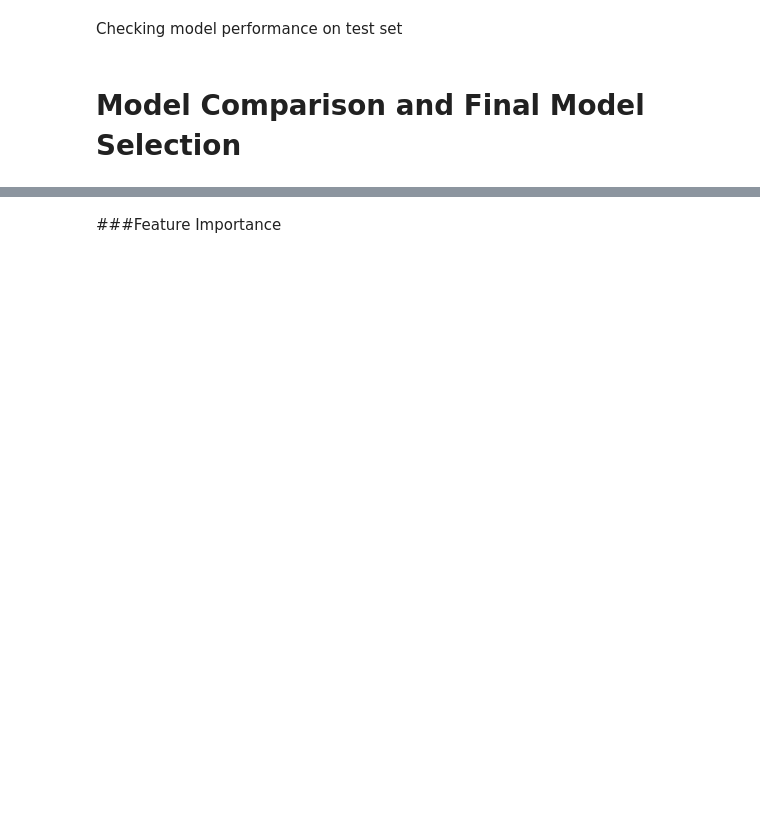
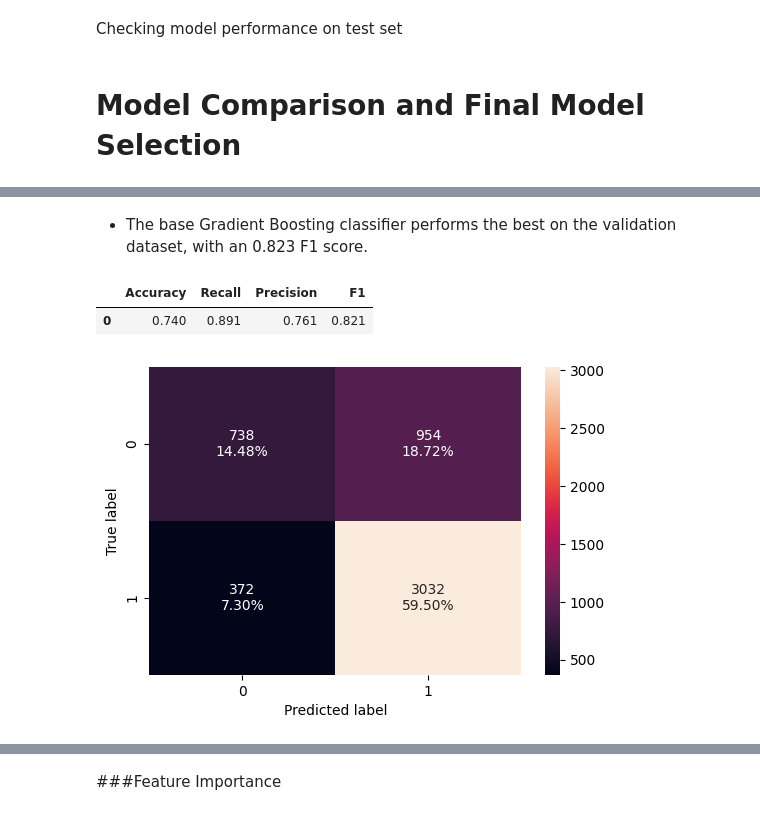
Before and after one commit to uday-d4/UTAI_AdvancedMachineLearningProject, a Jupyter notebook: Project_Full_Code_Notebook_EasyVisa (1).ipynb, the cells around one changed output, grey strips where cells are left out. Cells and saved outputs as stored; diff of their text form; code cells hidden in the pictures; blank space fills up the shorter version.

```diff
--- a/Project_Full_Code_Notebook_EasyVisa (1).ipynb
+++ b/Project_Full_Code_Notebook_EasyVisa (1).ipynb
@@ -1103,8 +1366,14 @@ models_val_comp_df
+# %% [markdown]
+* The base Gradient Boosting classifier performs the best on the validation dataset, with an 0.823 F1 score.
 # %%
 # Test performance comparison
 
-xgb_tuned.fit(X_test, y_test)
+gbc_tuned.fit(X_test, y_test)
 
-confusion_matrix_sklearn(xgb_tuned, X_test, y_test)
-xgb_tuned_model_train_perf = model_performance_classification_sklearn(xgb_tuned,X_test, y_test)
-xgb_tuned_model_train_perf
+confusion_matrix_sklearn(gbc_tuned, X_test, y_test)
+gbc_tuned_model_train_perf = model_performance_classification_sklearn(gbc_tuned,X_test, y_test)
+gbc_tuned_model_train_perf
+# %% [output]
+|  | Accuracy | Recall | Precision | F1 |
+| 0 | 0.740 | 0.891 | 0.761 | 0.821 |
+[figure, added]
```
Also changed, not shown: parts of 42 cells of this notebook.
